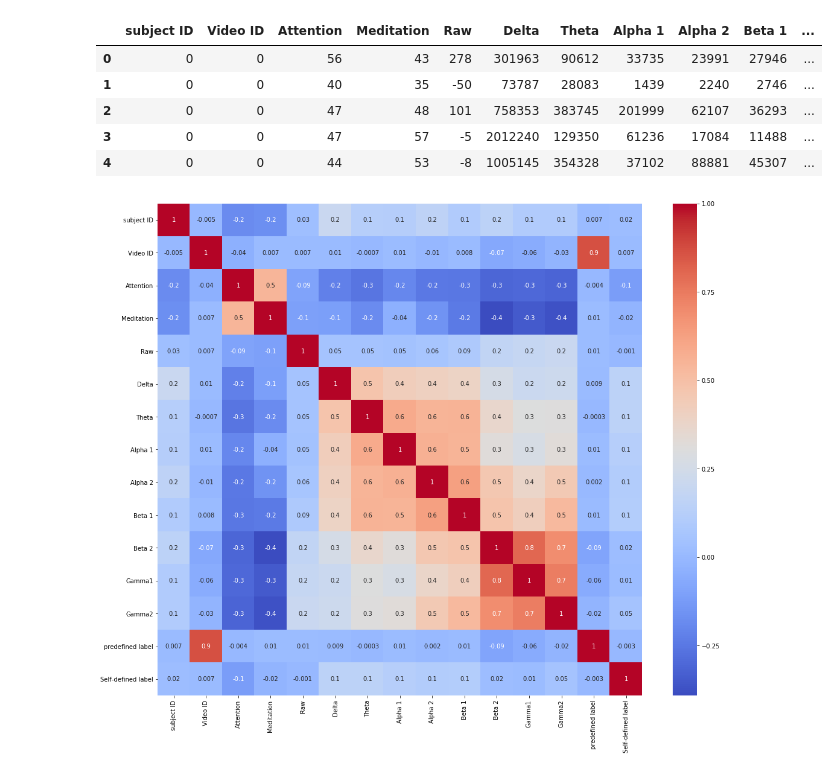
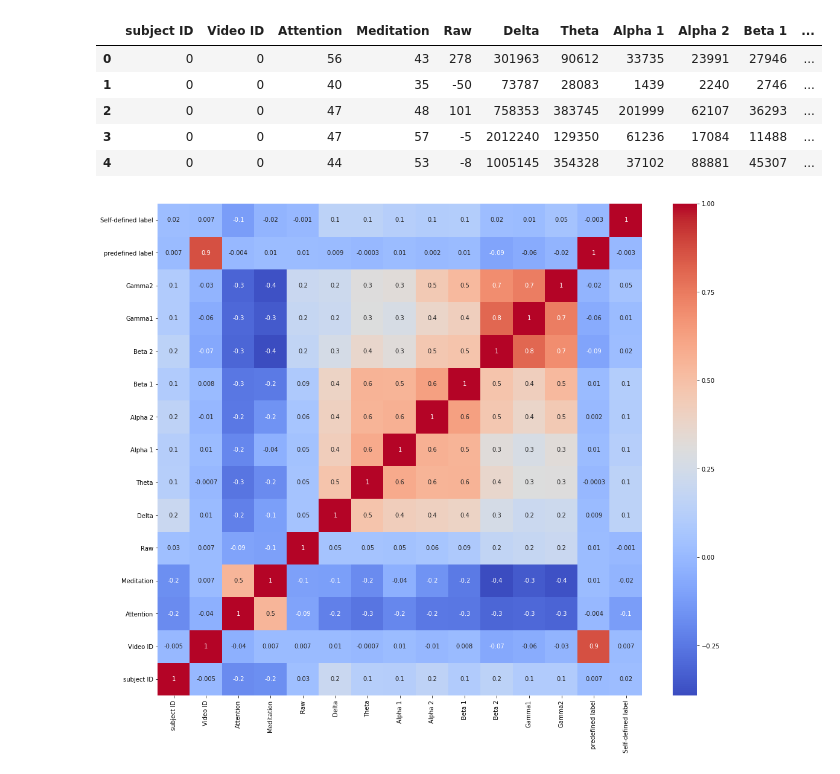
Before and after one commit to frankwwu/Python-Visualization, a Jupyter notebook: Seaburn/Seaborn Correlation.ipynb, the cells around one changed output. Drawn from its saved outputs; the diff is of its cells as text; code cells hidden in the pictures.

Commit message:
Invert y-axis

```diff
--- a/Seaburn/Seaborn Correlation.ipynb
+++ b/Seaburn/Seaborn Correlation.ipynb
@@ -16,7 +16,8 @@ dataframe.head()
 # %%
 plt.figure(figsize=(18,15))
 cor = dataframe.corr()
-sns.heatmap(cor, annot=True, cmap='coolwarm', fmt='.1g')
+hm = sns.heatmap(cor, annot=True, cmap='coolwarm', fmt='.1g')
+hm.invert_yaxis()
 plt.show()
 # %% [output]
-[figure, old version]
+[figure, new version]
```
